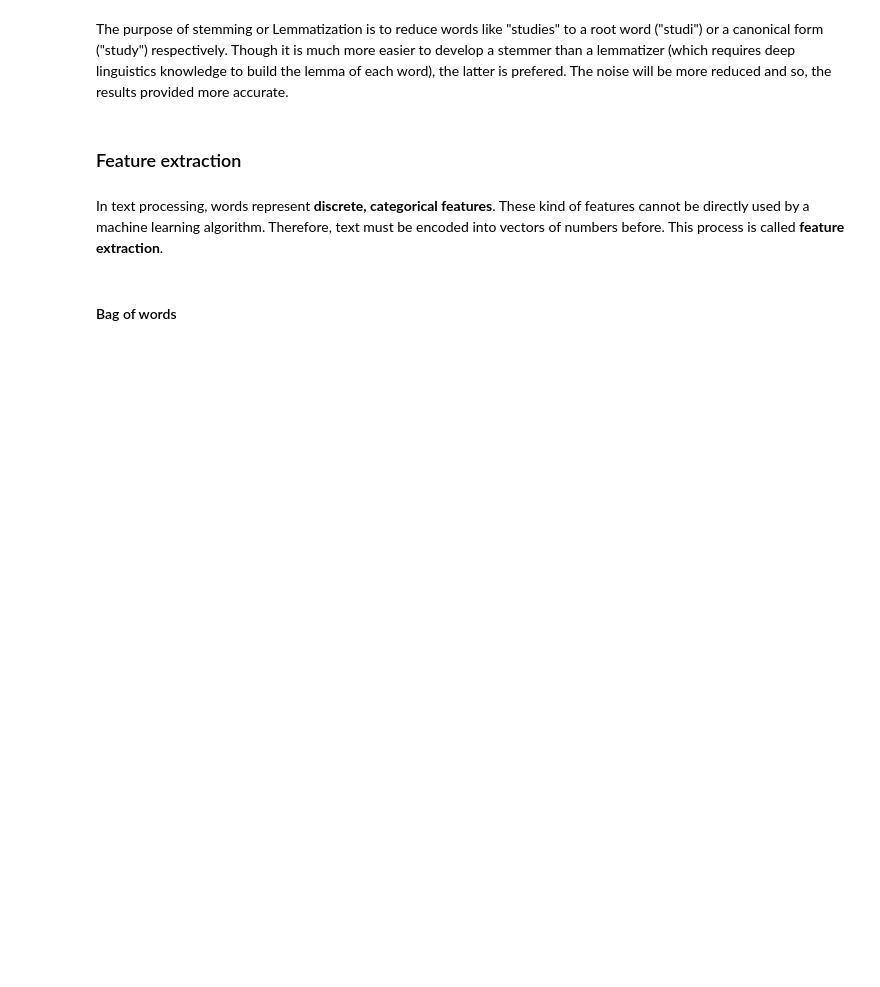
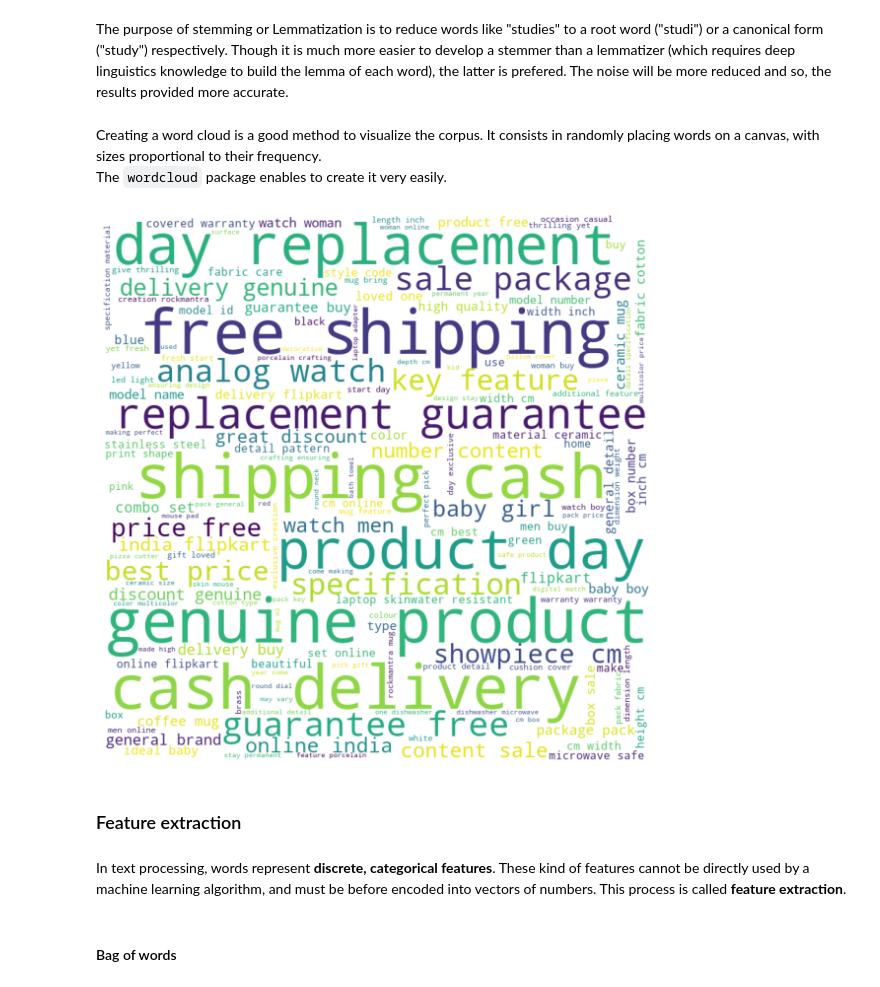
Before and after one commit to Pierre-Eloi/OC_DS_Project6, a Jupyter notebook: automatic_classification.ipynb, the cells around one changed output. Saved outputs shown, nothing was run; the diff lists cells and outputs as text; code cells hidden in the pictures; blank space fills up the shorter version.

```diff
--- a/automatic_classification.ipynb
+++ b/automatic_classification.ipynb
@@ -135,10 +181,32 @@ lemmatizer = WordNetLemmatizer()
 for i in range(len(words)):
     words.iloc[i] = [lemmatizer.lemmatize(w)
                      for w in words[i]]
+# %% [markdown]
+Creating a word cloud is a good method to visualize the corpus. It consists in randomly placing words on a canvas, with sizes proportional to their frequency.
+The `wordcloud` package enables to create it very easily.
+# %%
+from wordcloud import WordCloud
+
+# Generate the WordCloud
+wordcloud = WordCloud(width = 800, height = 800,
+                      background_color='white',
+                      min_font_size=10)
+words_flat = list(np.concatenate(words.values, axis=None))
+text = " ".join(words_flat)
+wordcloud.generate(text)
+
+# Plot the WordCloud
+plt.figure(figsize=(8, 8))
+plt.imshow(wordcloud)
+plt.axis("off")
+save_fig("WordCloud")
+plt.show()
+# %% [output]
+[figure, added]
 # %% [markdown]
 ### Feature extraction
 # %% [markdown]
-In text processing, words represent **discrete, categorical features**. These kind of features cannot be directly used by a machine learning algorithm. Therefore, text must be encoded into vectors of numbers before. This process is called **feature extraction**.
+In text processing, words represent **discrete, categorical features**. These kind of features cannot be directly used by a machine learning algorithm, and must be before encoded into vectors of numbers. This process is called **feature extraction**.
 # %% [markdown]
 #### Bag of words
 # %% [markdown]
```
Also changed, not shown: parts of 18 cells of this notebook.
